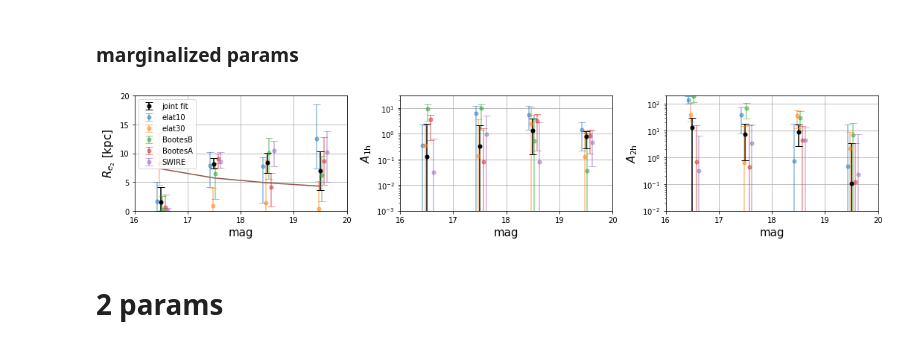
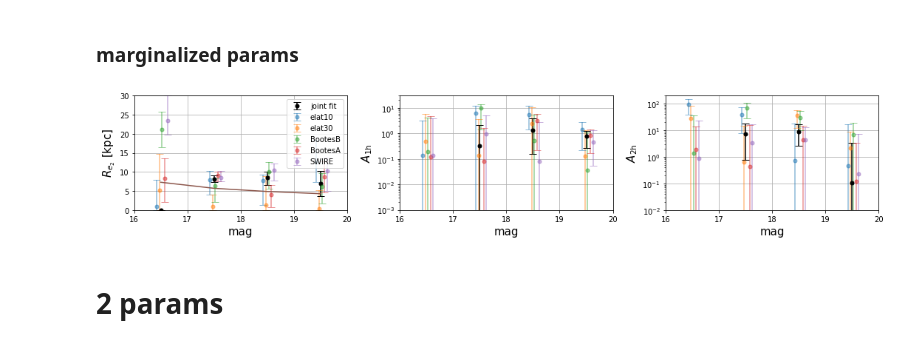
Before and after one commit to yuntingcheng/python_ciber, a Jupyter notebook: stack_modelfit/mcmc.ipynb, the cells around one changed output. Saved outputs shown, nothing was run; the diff lists cells and outputs as text; code cells hidden in the pictures.

```diff
--- a/stack_modelfit/mcmc.ipynb
+++ b/stack_modelfit/mcmc.ipynb
@@ -42,7 +44,7 @@ for ifield in [0,4,5,6,7,8]:
     if ifield==0:
         truths_arr = []
     for im,(m_min,m_max) in enumerate(zip(magbindict['m_min'],magbindict['m_max'])):
-
+        subsub = True if im==0 else False
         R200 = gal_profile_model().Wang19_profile(0,im)['params']['R200']
         xe2_W19 = gal_profile_model().Wang19_profile(0,3)['params']['sersic2'][2]
         Re2_W19 = R200 * xe2_W19
@@ -55,6 +57,9 @@ for ifield in [0,4,5,6,7,8]:
             savedir = mypaths['alldat'] + 'TM' + str(inst) + '/'
             savename = 'mcmc_3par_' + fieldnamedict[ifield] + \
             '_m' + str(m_min) + '_' + str(m_max) + '.npy'
+
+        if subsub:
+            savename = savename[:-4] + '_sub.npy'
 
         samples = np.load(savedir + savename)
         steps, nwalkers, nparams = samples.shape
@@ -118,6 +123,7 @@ from PIL import Image
 inst = 1
 
 for im,(m_min,m_max) in enumerate(zip(magbindict['m_min'],magbindict['m_max'])):
+    subsub = True if im==0 else False
     figure1, ax = plt.subplots(3,3,figsize=(12,12))
     figure2, ax = plt.subplots(3,3,figsize=(12,12))
 
@@ -138,6 +144,9 @@ for im,(m_min,m_max) in enumerate(zip(magbindict['m_min'],magbindict['m_max'])):
             savename = 'mcmc_3par_' + fieldnamedict[ifield] + \
             '_m' + str(m_min) + '_' + str(m_max) + '.npy'
             c = 'C' + str(ifield-4)
+
+        if subsub:
+            savename = savename[:-4] + '_sub.npy'
 
         samples = np.load(savedir + savename)
         steps, nwalkers, nparams = samples.shape
@@ -221,8 +230,9 @@ filt_order = filt_order_dict[inst]
 for ifield in [4,5,6,7,8]:
     fig, ax = plt.subplots(1, 4, figsize = (16,3))
     for im,(m_min,m_max) in enumerate(zip(magbindict['m_min'],magbindict['m_max'])):
-        param_fit = fit_stacking_mcmc(inst, ifield, im, filt_order)
-        fitparamdat = get_mcmc_fit_params_3par(inst,im, ifield=ifield)
+        subsub = True if im==0 else False
+        param_fit = fit_stacking_mcmc(inst, ifield, im, filt_order,subsub=subsub)
+        fitparamdat = get_mcmc_fit_params_3par(inst,im, ifield=ifield,subsub=subsub)
         Re2, A1h, A2h = fitparamdat['Re2'], fitparamdat['A1h'], fitparamdat['A2h'],
         Re2_low, A1h_low, A2h_low \
         = fitparamdat['Re2_low'], fitparamdat['A1h_low'], fitparamdat['A2h_low']
@@ -408,12 +416,15 @@ for ifield in [None,4,5,6,7,8]:
     A2h_high_arr = np.zeros(4)
     arcsec2Mpc_arr = np.zeros(4)
     for im,(m_min,m_max) in enumerate(zip(magbindict['m_min'],magbindict['m_max'])):
+        if ifield is None and im==0:
+            continue
+        subsub = True if im==0 else False
         R200 = gal_profile_model().Wang19_profile(0,im)['params']['R200']
         xe2_W19 = gal_profile_model().Wang19_profile(0,3)['params']['sersic2'][2]
         Re2_W19 = R200 * xe2_W19
         Re2_W19_arr[im] = Re2_W19
 
-        fitparamdat = get_mcmc_fit_params_3par(inst,im, ifield=ifield)
+        fitparamdat = get_mcmc_fit_params_3par(inst,im, ifield=ifield, subsub=subsub)
         Re2_arr[im] = fitparamdat['Re2']
         A1h_arr[im] = fitparamdat['A1h']
         A2h_arr[im] = fitparamdat['A2h']
@@ -443,36 +454,36 @@ for ifield in [None,4,5,6,7,8]:
                       fmt='.', capsize=5, markersize=10, c='k', label = 'joint fit')
     else:
         ax[0].errorbar(m_arr+xoff, Re2_arr, [Re2_arr - Re2_low_arr, Re2_high_arr - Re2_arr],
                       fmt='.', capsize=5, markersize=10, alpha = 0.5, label = fieldnamedict[ifield])
         ax[1].errorbar(m_arr+xoff, A1h_arr, [A1h_arr - A1h_low_arr, A1h_high_arr - A1h_arr],
                       fmt='.', capsize=5, markersize=10, label = fieldnamedict[ifield], alpha = 0.5)
         ax[2].errorbar(m_arr+xoff, A2h_arr, [A2h_arr - A2h_low_arr, A2h_high_arr - A2h_arr],
                       fmt='.', capsize=5, markersize=10, label = fieldnamedict[ifield], alpha = 0.5)
 
 ax[0].plot(m_arr, Re2_W19_arr)
-ax[0].legend()
-ax[0].set_ylim([0,20])
+ax[0].legend(loc=1)
+ax[0].set_ylim([0,30])
 ax[1].set_ylim([1e-3,3e1])
 ax[2].set_ylim([1e-2,2e2])
 ax[0].set_xlabel('mag', fontsize=15)
 ax[1].set_xlabel('mag', fontsize=15)
 ax[2].set_xlabel('mag', fontsize=15)
 ax[0].set_ylabel(r"$R_{e_2}$ [kpc]", fontsize=15)
 ax[1].set_ylabel(r"$A_{\rm 1h}$", fontsize=15)
 ax[2].set_ylabel(r"$A_{\rm 2h}$", fontsize=15)
 ax[1].set_yscale('log')
 ax[2].set_yscale('log')
 ax[0].set_xticks([16,17,18,19,20])
 ax[1].set_xticks([16,17,18,19,20])
 ax[2].set_xticks([16,17,18,19,20])
 ax[0].grid()
 ax[1].grid()
 ax[2].grid()
 
 plt.tight_layout()
 plt.savefig('plots/TM%d/params_best_3par.png'%inst, dpi = 150)
 # %% [output]
-[figure, old version]
+[figure, new version]
 # %% [markdown]
 # 2 params
 # %% [markdown]
```
Also changed, not shown: parts of 6 cells of this notebook, 6 other files.
